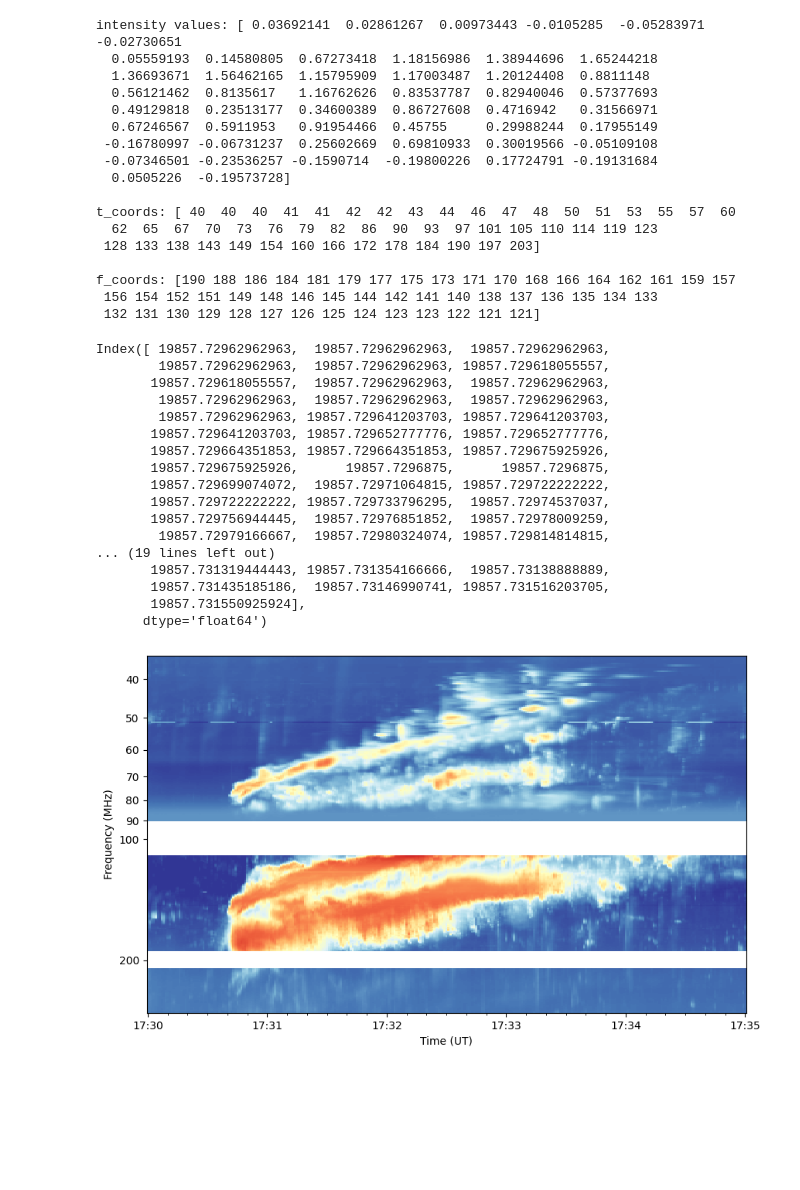
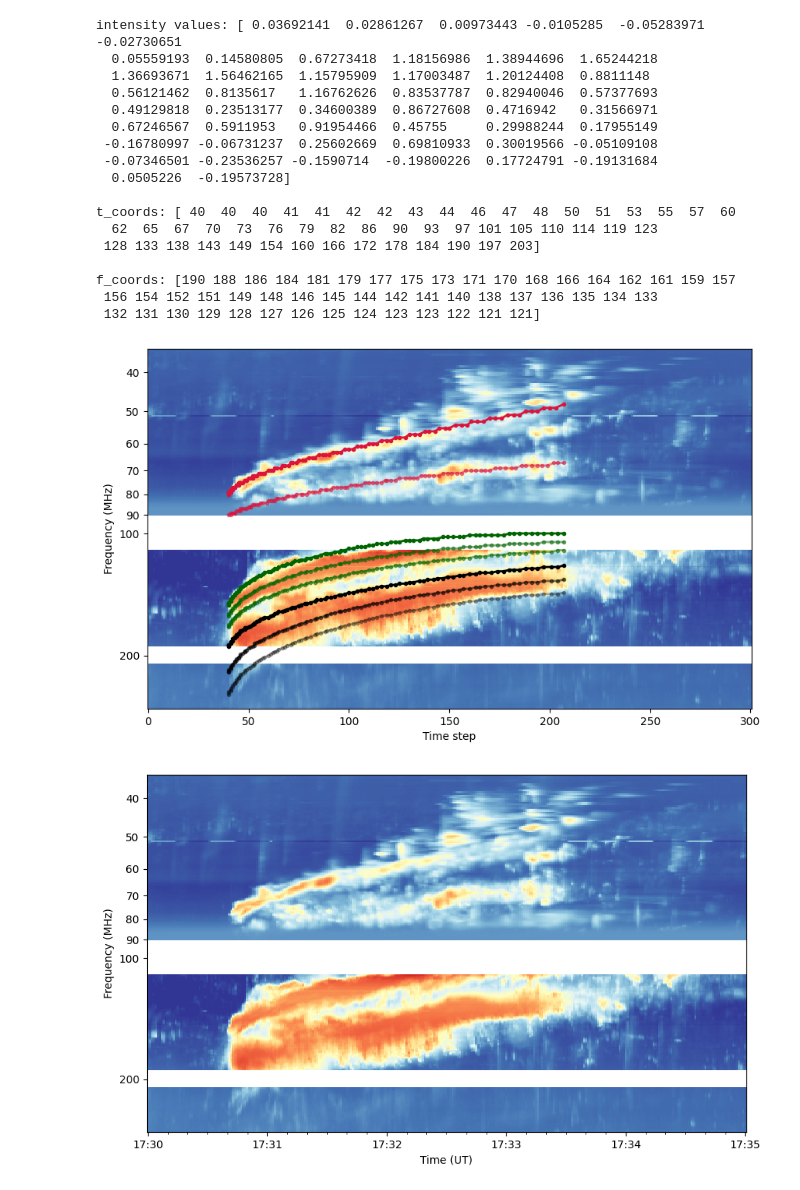
Before and after one commit to MohamedNedal/dias_work, a Jupyter notebook: plot_realita_spectra_from_singularity.ipynb, the cells around one changed output. Saved outputs shown, nothing was run; the diff lists cells and outputs as text; code cells hidden in the pictures; blank space fills up the shorter version.

```diff
--- a/plot_realita_spectra_from_singularity.ipynb
+++ b/plot_realita_spectra_from_singularity.ipynb
@@ -713,25 +699,54 @@ f_coords: [190 188 186 184 181 179 177 175 173 171 170 168 166 164 162 161 159 1
  156 154 152 151 149 148 146 145 144 142 141 140 138 137 136 135 134 133
  132 131 130 129 128 127 126 125 124 123 123 122 121 121]
 # %%
-combined_df.index[x_coords]
+### Multiple bezier curves
+psudo_time = np.arange(len(combined_df.index))
+
+# Plot the spectrum and the Bezier curve
+fig = plt.figure(figsize=[10,6])
+ax = fig.add_subplot(111)
+ax.pcolormesh(psudo_time, combined_df.columns, combined_df.values.T, vmin=-0.5, vmax=3, cmap='RdYlBu_r')
+ax.set_yscale('log')
+
+## Extract values along the Bézier curve
+
+# Harmonic
+bezier_values, x_coords, y_coords = extract_bezier_values(combined_df.values.T, 40, 150, 210, 100, [50, 100])
+ax.plot(x_coords, y_coords, 'o-', c='darkgreen', ms=3, lw=2)
+
+bezier_values, x_coords, y_coords = extract_bezier_values(combined_df.values.T, 40, 160, 210, 105, [50, 110])
+ax.plot(x_coords, y_coords, 'o-', c='darkgreen', ms=3, lw=2, alpha=0.5)
+
+bezier_values, x_coords, y_coords = extract_bezier_values(combined_df.values.T, 40, 170, 210, 110, [50, 120])
+ax.plot(x_coords, y_coords, 'o-', c='darkgreen', ms=3, lw=2, alpha=0.5)
+
+bezier_values, x_coords, y_coords = extract_bezier_values(combined_df.values.T, 40, 190, 210, 120, [50, 135])
+ax.plot(x_coords, y_coords, 'o-', c='black', ms=3, lw=2)
+
+bezier_values, x_coords, y_coords = extract_bezier_values(combined_df.values.T, 40, 220, 210, 130, [50, 145])
+ax.plot(x_coords, y_coords, 'o-', c='black', ms=3, lw=2, alpha=0.5)
+
+bezier_values, x_coords, y_coords = extract_bezier_values(combined_df.values.T, 40, 250, 210, 140, [50, 155])
+ax.plot(x_coords, y_coords, 'o-', c='black', ms=3, lw=2, alpha=0.3)
+
+
+# Fundamental
+bezier_values, x_coords, y_coords = extract_bezier_values(combined_df.values.T, 40, 80, 210, 48, [45, 65])
+ax.plot(x_coords, y_coords, 'o-', c='crimson', ms=3, lw=2)
+
+bezier_values, x_coords, y_coords = extract_bezier_values(combined_df.values.T, 40, 90, 210, 67, [70, 75])
+ax.plot(x_coords, y_coords, 'o-', c='crimson', ms=3, lw=2, alpha=0.5)
+
+# Define the custom ticks
+custom_ticks = [10, 20, 30, 40, 50, 60, 70, 80, 90, 100, 200]
+ax.set_yticks(custom_ticks)
+ax.set_yticklabels([str(tick) for tick in custom_ticks])
+ax.set_xlabel('Time step')
+ax.set_ylabel('Frequency (MHz)')
+ax.set_ylim(max(ax.get_ylim()[::-1]), 35)
+plt.show()
 # %% [output]
-Index([ 19857.72962962963,  19857.72962962963,  19857.72962962963,
-        19857.72962962963,  19857.72962962963, 19857.729618055557,
-       19857.729618055557,  19857.72962962963,  19857.72962962963,
-        19857.72962962963,  19857.72962962963,  19857.72962962963,
-        19857.72962962963, 19857.729641203703, 19857.729641203703,
-       19857.729641203703, 19857.729652777776, 19857.729652777776,
-       19857.729664351853, 19857.729664351853, 19857.729675925926,
-       19857.729675925926,      19857.7296875,      19857.7296875,
-       19857.729699074072,  19857.72971064815, 19857.729722222222,
-       19857.729722222222, 19857.729733796295,  19857.72974537037,
-       19857.729756944445,  19857.72976851852,  19857.72978009259,
-        19857.72979166667,  19857.72980324074, 19857.729814814815,
-... (19 lines left out)
-       19857.731319444443, 19857.731354166666,  19857.73138888889,
-       19857.731435185186,  19857.73146990741, 19857.731516203705,
-       19857.731550925924],
-      dtype='float64')
+[figure, added]
 # %%
 min_range = -0.5
 max_range = 3
```
Also changed, not shown: parts of 21 cells of this notebook.
